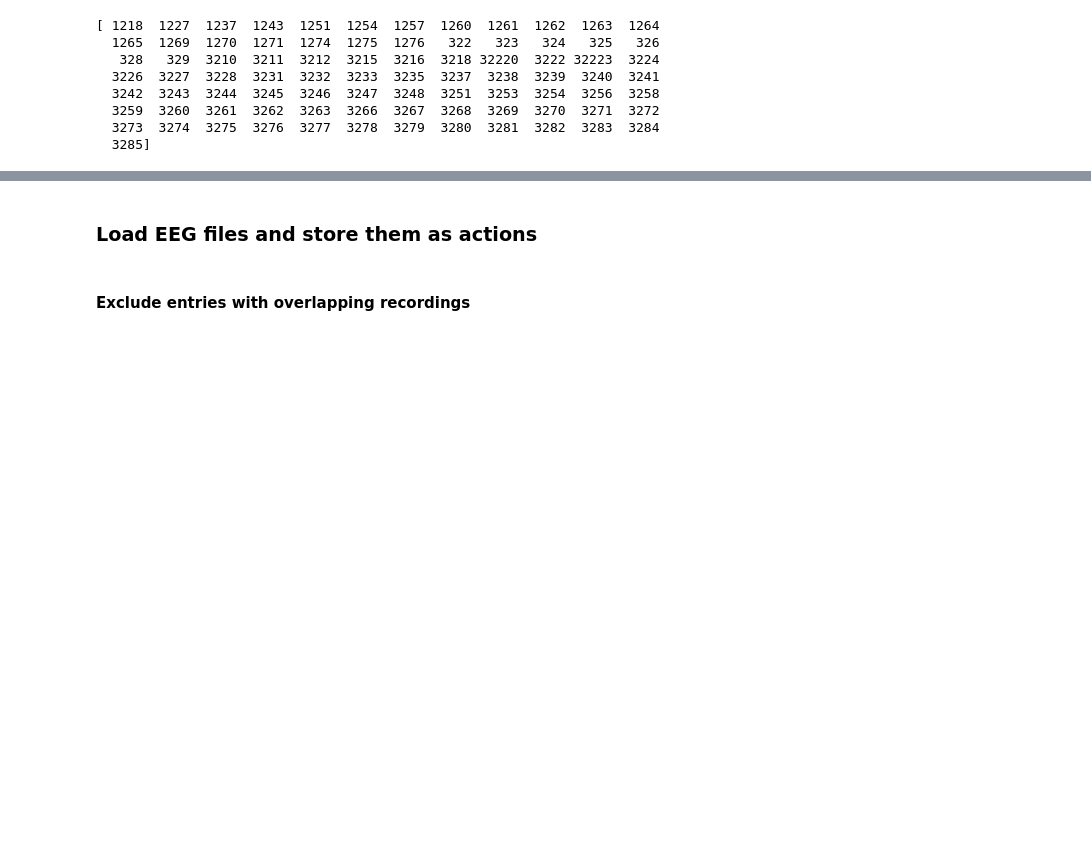
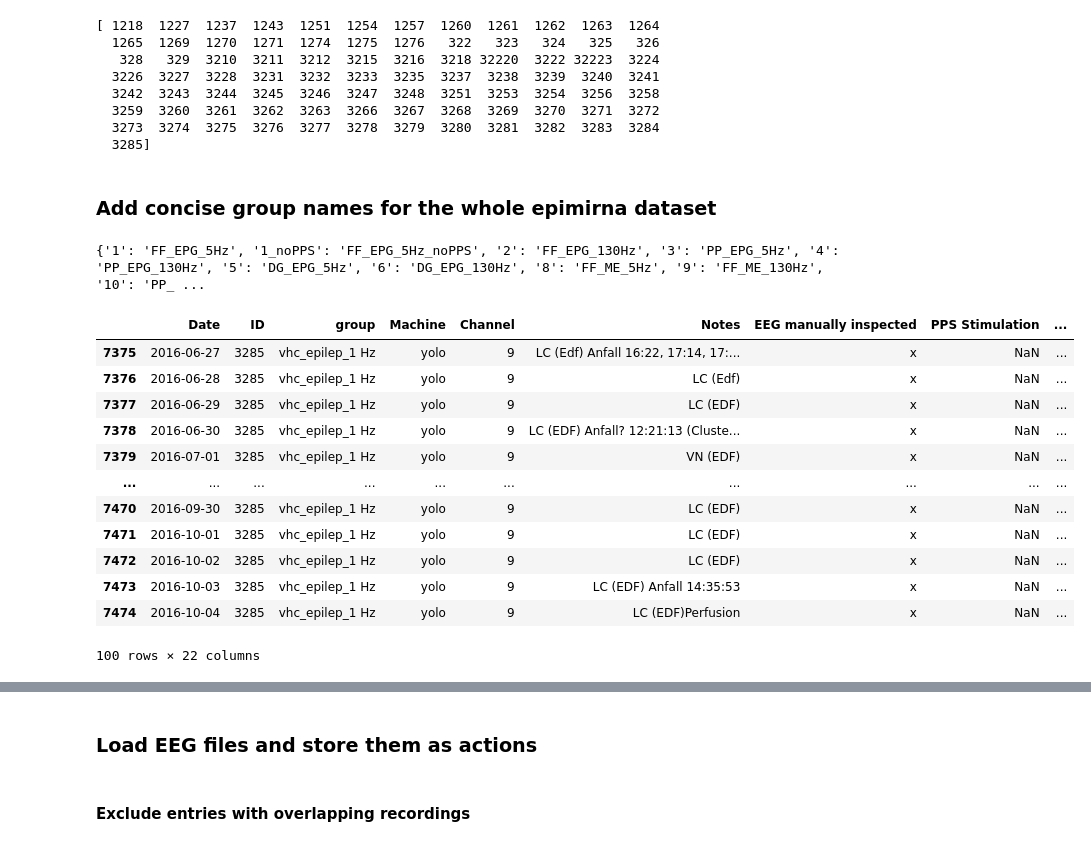
Before and after one commit to tristanstoeber/EpimiRNA_ExpipeConversion, a Jupyter notebook: 00_ConvertEDFtoExpipe.ipynb, the cells around one changed output, grey strips where cells are left out. Saved outputs shown, nothing was run; the diff lists cells and outputs as text; code cells hidden in the pictures; blank space fills up the shorter version.

Commit message:
rename groups

```diff
--- a/00_ConvertEDFtoExpipe.ipynb
+++ b/00_ConvertEDFtoExpipe.ipynb
@@ -24,15 +24,19 @@ import tools
 from format_data_annotation import dict_format
 import pdb
 # %%
-path = ''
+#path = ''
+path = '/home/stoeber/EpimiRNA_ExpipeConversion/'
 fname = 'data_annotation.ods'
 # %%
 # Info about the EEG files
-path_edf = "/home/jovyan/work/raw_files/"
-path_expipe = "/home/jovyan/work/data_expipe/epimirna"
+#path_edf = "/home/jovyan/work/raw_files/"
+path_edf = "/home/epilepsy-data/data/PPS_data_raw_transfer/"
+
+#path_expipe = "/home/jovyan/work/data_expipe/epimirna"
+path_expipe = "/home/epilepsy-data/data/epimirna/"
 
 # decide whether existing data should be rebuild or not
-bool_keepexisting = False
+bool_keepexisting = True
 # %% [markdown]
 ### Read data annotation
 # %%
@@ -75,3 +93,42 @@ for animal_i in animals:
     fname_annot = 'df_data_annotation.pckl'
     t_i.to_pickle(action_i.data_path().joinpath(fname_annot))
     action_i.data['df_data_annotation'] = fname_annot
+# %% [markdown]
+### Add concise group names for the whole epimirna dataset
+# %%
+from annotation_short import annotation as group_names_epimirna
+print(group_names)
+# %% [output]
+{'1': 'FF_EPG_5Hz', '1_noPPS': 'FF_EPG_5Hz_noPPS', '2': 'FF_EPG_130Hz', '3': 'PP_EPG_5Hz', '4': 'PP_EPG_130Hz', '5': 'DG_EPG_5Hz', '6': 'DG_EPG_130Hz', '8': 'FF_ME_5Hz', '9': 'FF_ME_130Hz', '10': 'PP_ ...
+# %%
+for animal_i in animals:
+    # load
+    action_i = project.require_action('record_'+str(animal_id))
+    t_i = pd.read_pickle(action_i.data_path().joinpath(fname_annot))
+
+    # get epimirna group name, rename it
+    group_i = t_i['group'].unique()
+    assert len(group_i) == 1
+    group_i = group_i[0]
+
+    # define consisten group names across the whole epimirna data set
+    t_i['group_epimirna'] = group_names_epimirna[group_i]
+
+    # store
+    t_i.to_pickle(action_i.data_path().joinpath(fname_annot))
+# %%
+t_i
+# %% [output]
+|  | Date | ID | group | Machine | Channel | Notes | EEG manually inspected | PPS Stimulation | ... |
+| 7375 | 2016-06-27 | 3285 | vhc_epilep_1 Hz | yolo | 9 | LC (Edf) Anfall 16:22, 17:14, 17:... | x | NaN | ... |
+| 7376 | 2016-06-28 | 3285 | vhc_epilep_1 Hz | yolo | 9 | LC (Edf) | x | NaN | ... |
+| 7377 | 2016-06-29 | 3285 | vhc_epilep_1 Hz | yolo | 9 | LC (EDF) | x | NaN | ... |
+| 7378 | 2016-06-30 | 3285 | vhc_epilep_1 Hz | yolo | 9 | LC (EDF) Anfall? 12:21:13 (Cluste... | x | NaN | ... |
+| 7379 | 2016-07-01 | 3285 | vhc_epilep_1 Hz | yolo | 9 | VN (EDF) | x | NaN | ... |
+| ... | ... | ... | ... | ... | ... | ... | ... | ... | ... |
+| 7470 | 2016-09-30 | 3285 | vhc_epilep_1 Hz | yolo | 9 | LC (EDF) | x | NaN | ... |
+| 7471 | 2016-10-01 | 3285 | vhc_epilep_1 Hz | yolo | 9 | LC (EDF) | x | NaN | ... |
+| 7472 | 2016-10-02 | 3285 | vhc_epilep_1 Hz | yolo | 9 | LC (EDF) | x | NaN | ... |
+| 7473 | 2016-10-03 | 3285 | vhc_epilep_1 Hz | yolo | 9 | LC (EDF) Anfall 14:35:53 | x | NaN | ... |
+| 7474 | 2016-10-04 | 3285 | vhc_epilep_1 Hz | yolo | 9 | LC (EDF)Perfusion | x | NaN | ... |
+100 rows × 22 columns
```
Also changed, not shown: parts of 18 cells of this notebook.
